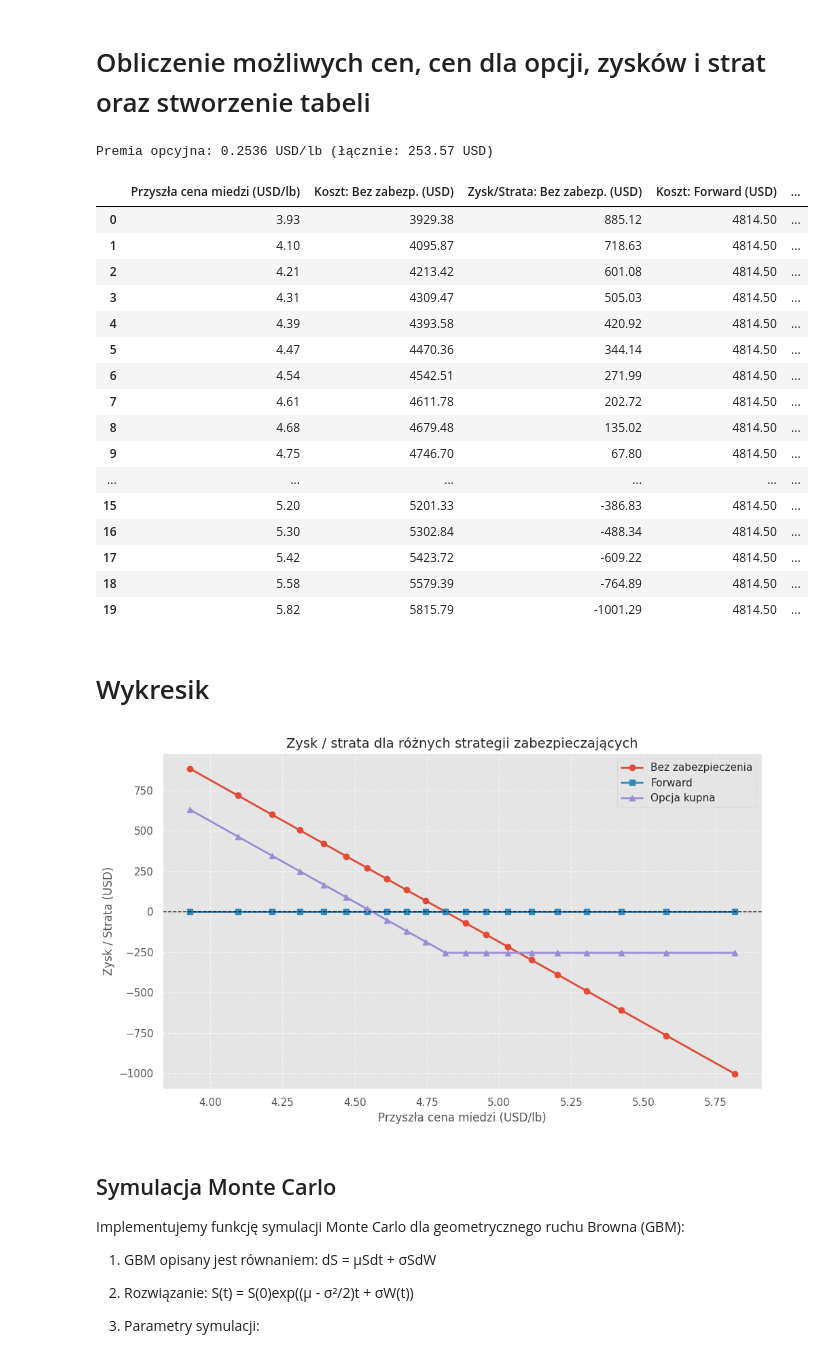
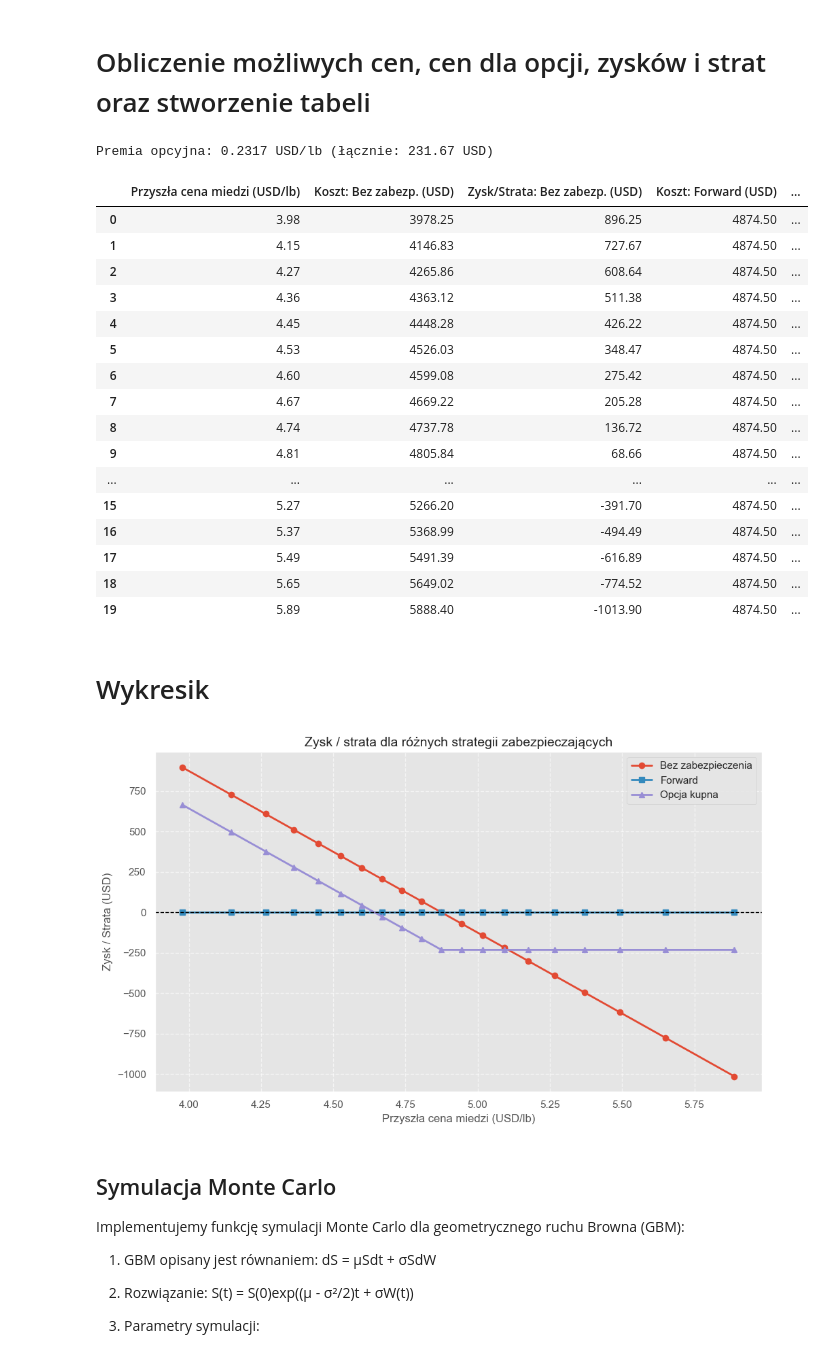
Before and after one commit to mathieuboro/nvidia_risk_management, a Jupyter notebook: projekt-5.ipynb, the cells around one changed output. Drawn from its saved outputs; the diff is of its cells as text; code cells hidden in the pictures.

```diff
--- a/projekt-5.ipynb
+++ b/projekt-5.ipynb
@@ -59,11 +55,15 @@ Zmienność roczna: 24.00%
 # %%
 notional = 1000  # funty miedzi
 T = 90 / 365  # 90 dni
-r = 0.0425  # stopa wolna od ryzyka
+r = 0  # stopa wolna od ryzyka
 
 # Kwantyle – możliwe przyszłe ceny
 quantiles = np.linspace(0.05, 0.95, 20)
 future_prices = S0 * np.exp(norm.ppf(quantiles) * sigma * np.sqrt(T) - 0.5 * sigma**2 * T)
+
+# Cena kontraktu forward
+def Forward(S, T, r):
+    return S*np.exp(r*T)
 
 # Premia opcyjna  (Black - Scholes)
 def call_option_price(S, K, T, r, sigma):
@@ -84,8 +84,8 @@ for price in future_prices:
     pnl_unhedged = (S0 - price) * notional
 
     # Koszt forward: cena z góry ustalona
-    cost_forward = K * notional
-    pnl_forward = (S0 - K) * notional  # stałe, niezależne od future_price
+    cost_forward = Forward(S0, T, r) * notional
+    pnl_forward = S0 * notional - cost_forward # stałe, niezależne od future_price
 
     # Koszt opcji kupna: kupujemy po K, jeśli cena > K; w przeciwnym razie po cenie rynkowej
     exercise = price > K
@@ -111,50 +111,50 @@ df = pd.DataFrame(rows, columns=[
 
 def stylizuj_tabelę(df):
     def kolor_wartosci(val):  # Do kosztów
         if val < S0 * notional:
             return 'color: lightgreen'
         elif val > S0 * notional:
             return 'color: red'
         return 'color: white'
 
     style = [
         {'selector': 'th, td', 'props': [('border', '0.5px solid white')]},
         {'selector': 'td.col0, th.col0', 'props': [('border-right', '4px solid white')]},
         {'selector': 'td.col2, th.col2', 'props': [('border-right', '4px solid white')]},
         {'selector': 'td.col4, th.col4', 'props': [('border-right', '4px solid white')]},
         {'selector': 'th', 'props': [('font-weight', 'bold')]}
     ]
 
     return (
         df.style.format(precision=2)
         .set_table_styles(style)
         .map(kolor_wartosci, subset=['Koszt: Bez zabezp. (USD)',
                                      'Koszt: Forward (USD)',
                                      'Koszt: Opcja kupna (USD)'])
     )
 
 
 styled_df = stylizuj_tabelę(df)
 styled_df
 # %% [output]
-Premia opcyjna: 0.2536 USD/lb (łącznie: 253.57 USD)
+Premia opcyjna: 0.2317 USD/lb (łącznie: 231.67 USD)
 |  | Przyszła cena miedzi (USD/lb) | Koszt: Bez zabezp. (USD) | Zysk/Strata: Bez zabezp. (USD) | Koszt: Forward (USD) | ... |
-| 0 | 3.93 | 3929.38 | 885.12 | 4814.50 | ... |
-| 1 | 4.10 | 4095.87 | 718.63 | 4814.50 | ... |
-| 2 | 4.21 | 4213.42 | 601.08 | 4814.50 | ... |
-| 3 | 4.31 | 4309.47 | 505.03 | 4814.50 | ... |
-| 4 | 4.39 | 4393.58 | 420.92 | 4814.50 | ... |
-| 5 | 4.47 | 4470.36 | 344.14 | 4814.50 | ... |
-| 6 | 4.54 | 4542.51 | 271.99 | 4814.50 | ... |
-| 7 | 4.61 | 4611.78 | 202.72 | 4814.50 | ... |
-| 8 | 4.68 | 4679.48 | 135.02 | 4814.50 | ... |
-| 9 | 4.75 | 4746.70 | 67.80 | 4814.50 | ... |
+| 0 | 3.98 | 3978.25 | 896.25 | 4874.50 | ... |
+| 1 | 4.15 | 4146.83 | 727.67 | 4874.50 | ... |
+| 2 | 4.27 | 4265.86 | 608.64 | 4874.50 | ... |
+| 3 | 4.36 | 4363.12 | 511.38 | 4874.50 | ... |
+| 4 | 4.45 | 4448.28 | 426.22 | 4874.50 | ... |
+| 5 | 4.53 | 4526.03 | 348.47 | 4874.50 | ... |
+| 6 | 4.60 | 4599.08 | 275.42 | 4874.50 | ... |
+| 7 | 4.67 | 4669.22 | 205.28 | 4874.50 | ... |
+| 8 | 4.74 | 4737.78 | 136.72 | 4874.50 | ... |
+| 9 | 4.81 | 4805.84 | 68.66 | 4874.50 | ... |
 | ... | ... | ... | ... | ... | ... |
-| 15 | 5.20 | 5201.33 | -386.83 | 4814.50 | ... |
-| 16 | 5.30 | 5302.84 | -488.34 | 4814.50 | ... |
-| 17 | 5.42 | 5423.72 | -609.22 | 4814.50 | ... |
-| 18 | 5.58 | 5579.39 | -764.89 | 4814.50 | ... |
-| 19 | 5.82 | 5815.79 | -1001.29 | 4814.50 | ... |
+| 15 | 5.27 | 5266.20 | -391.70 | 4874.50 | ... |
+| 16 | 5.37 | 5368.99 | -494.49 | 4874.50 | ... |
+| 17 | 5.49 | 5491.39 | -616.89 | 4874.50 | ... |
+| 18 | 5.65 | 5649.02 | -774.52 | 4874.50 | ... |
+| 19 | 5.89 | 5888.40 | -1013.90 | 4874.50 | ... |
 # %% [markdown]
 # Wykresik
 # %%
@@ -172,7 +172,7 @@ plt.grid(True, linestyle='--', alpha=0.6)
 plt.tight_layout()
 plt.show()
 # %% [output]
-[figure, old version]
+[figure, new version]
 # %% [markdown]
 ## Symulacja Monte Carlo
 
```
Also changed, not shown: parts of 10 cells of this notebook.
